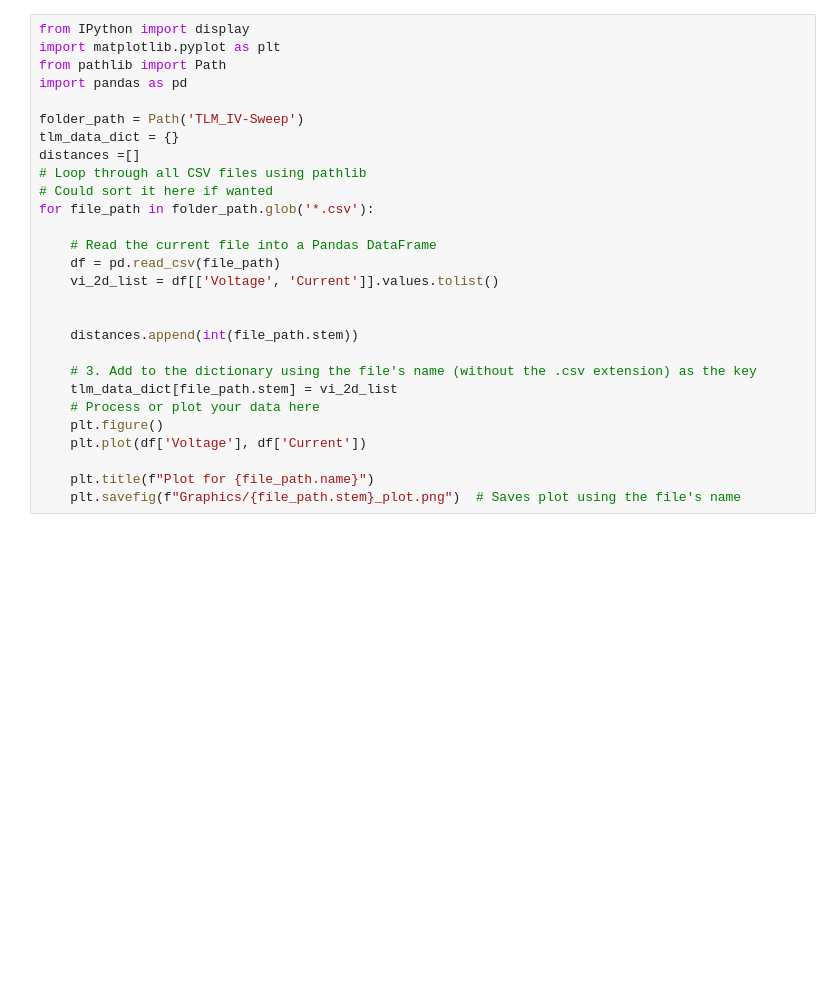
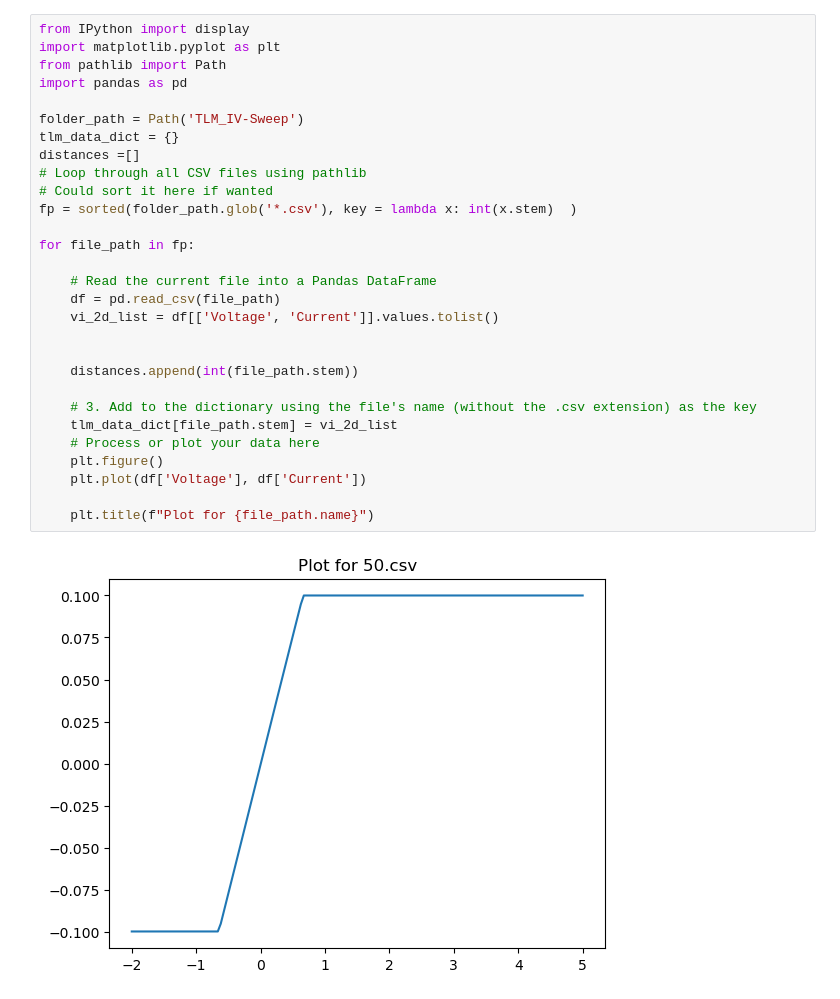
Before and after one commit to leoG06/Device_Testing, a Jupyter notebook: TLMAnalysis.ipynb, the cells around one changed output. Cells and saved outputs as stored; diff of their text form; blank space fills up the shorter version.

```diff
--- a/TLMAnalysis.ipynb
+++ b/TLMAnalysis.ipynb
@@ -1,28 +1,31 @@
 # %%
 from IPython import display
 import matplotlib.pyplot as plt
 from pathlib import Path
 import pandas as pd
 
 folder_path = Path('TLM_IV-Sweep')
 tlm_data_dict = {}
 distances =[]
 # Loop through all CSV files using pathlib
 # Could sort it here if wanted
-for file_path in folder_path.glob('*.csv'):
+fp = sorted(folder_path.glob('*.csv'), key = lambda x: int(x.stem)  )
+
+for file_path in fp:
 
     # Read the current file into a Pandas DataFrame
     df = pd.read_csv(file_path)
     vi_2d_list = df[['Voltage', 'Current']].values.tolist()
 
 
     distances.append(int(file_path.stem))
 
     # 3. Add to the dictionary using the file's name (without the .csv extension) as the key
     tlm_data_dict[file_path.stem] = vi_2d_list
     # Process or plot your data here
     plt.figure()
     plt.plot(df['Voltage'], df['Current'])
 
     plt.title(f"Plot for {file_path.name}")
-    plt.savefig(f"Graphics/{file_path.stem}_plot.png")  # Saves plot using the file's name
+# %% [output]
+[figure, added]
```
Also changed, not shown: parts of 4 cells of this notebook.
